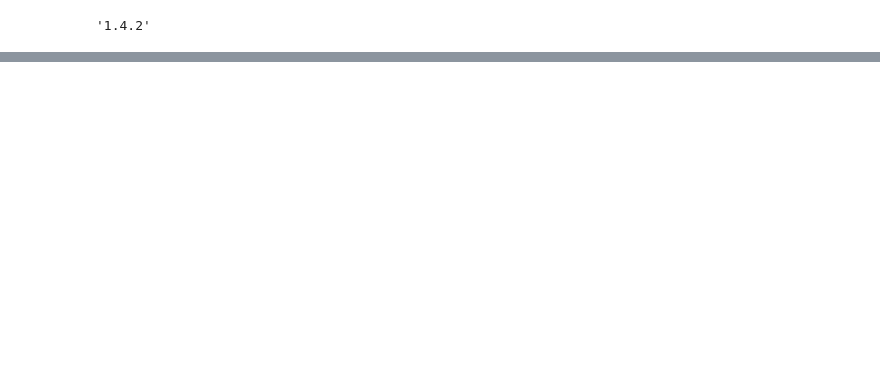
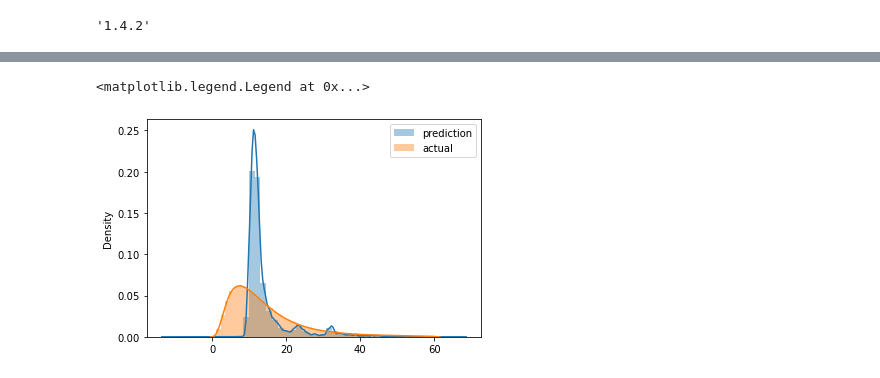
Before and after one commit to phamtranxuan-tien/mlops-zoomcamp, a Jupyter notebook: 01-intro/homework.ipynb, the cells around one changed output, grey strips where cells are left out. Saved outputs shown, nothing was run; the diff lists cells and outputs as text; code cells hidden in the pictures; blank space fills up the shorter version.

```diff
--- a/01-intro/homework.ipynb
+++ b/01-intro/homework.ipynb
@@ -23,0 +54,2 @@ sklearn.__version__
+# %%
+df_jan_2023['duration'] = df_jan_2023.tpep_dropoff_datetime - df_jan_2023.tpep_pickup_datetime
@@ -23,0 +71,2 @@ sklearn.__version__
+# %%
+df_jan_2023.duration = df_jan_2023.duration.apply(lambda td: td.total_seconds() / 60)
@@ -23,0 +101,6 @@ sklearn.__version__
+# %%
+# Lọc các dòng có duration từ 1 đến 60 phút
+df_jan_2023_filtered = df_jan_2023[(df_jan_2023['duration'] >= 1) & (df_jan_2023['duration'] <= 60)]
+
+# Kiểm tra kích thước (số dòng, số cột)
+print(df_jan_2023_filtered.shape)
@@ -23,0 +123,20 @@ sklearn.__version__
+# %%
+categorical = ['PULocationID', 'DOLocationID']
+numerical = ['trip_distance']
+
+df_jan_2023_filtered[categorical] = df_jan_2023_filtered[categorical].astype(str)
+
+train_dicts = df_jan_2023_filtered[categorical + numerical].to_dict(orient='records')
+
+dv = DictVectorizer()
+X_train = dv.fit_transform(train_dicts)
+
+target = 'duration'
+y_train = df_jan_2023_filtered[target].values
+
+lr = LinearRegression()
+lr.fit(X_train, y_train)
+
+y_pred = lr.predict(X_train)
+
+mean_squared_error(y_train, y_pred)
@@ -23,0 +153,8 @@ sklearn.__version__
+# %%
+sns.distplot(y_pred, label='prediction')
+sns.distplot(y_train, label='actual')
+
+plt.legend()
+# %% [output]
+<matplotlib.legend.Legend at 0x...>
+[figure, added]
```
Also changed, not shown: parts of 21 cells of this notebook.
